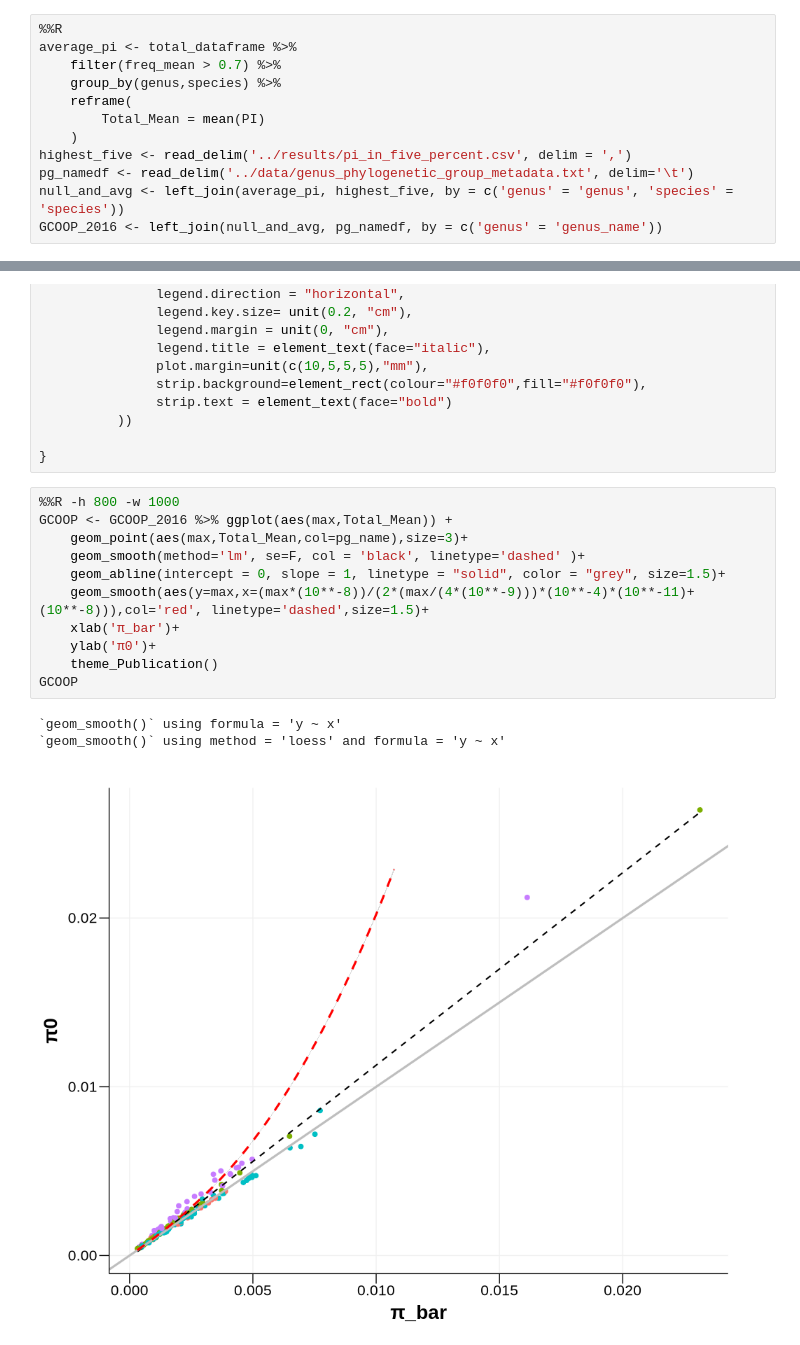
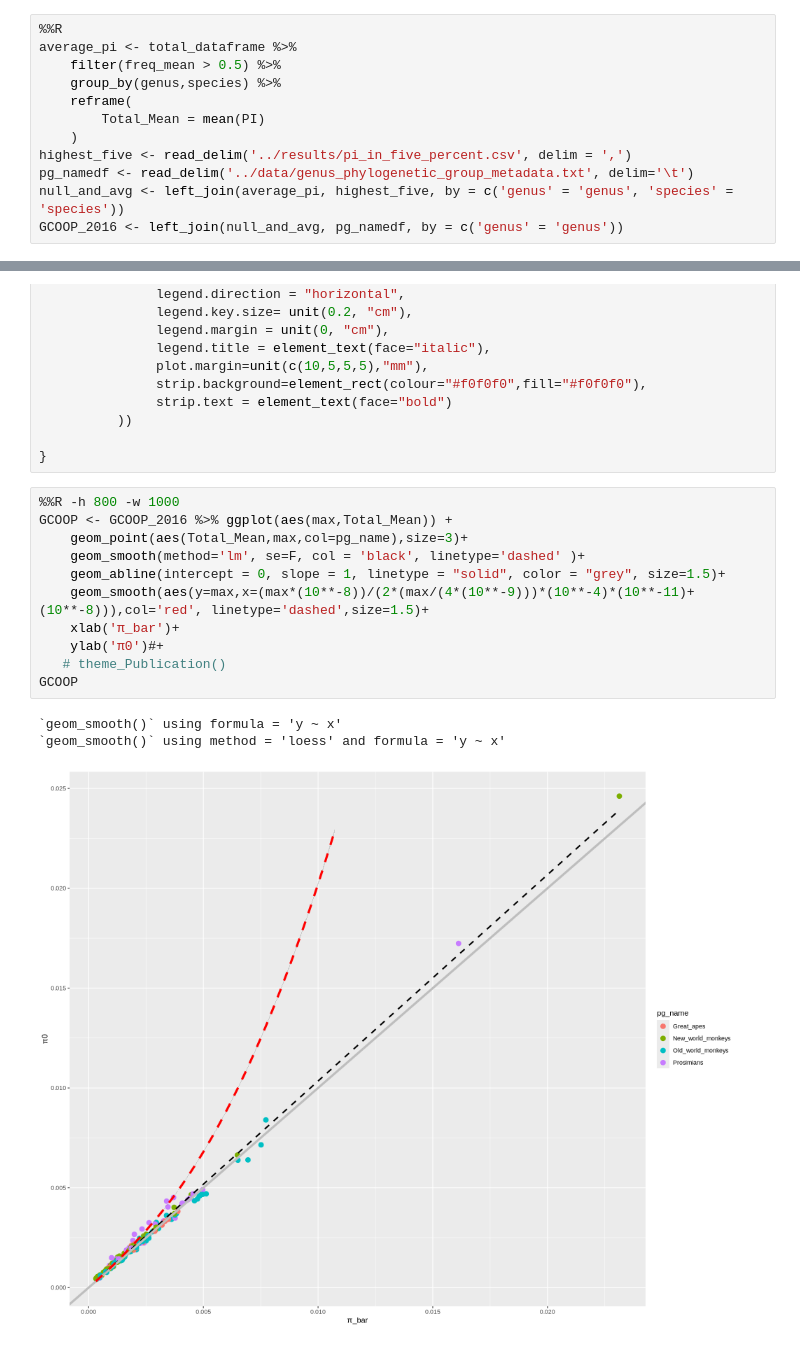
Before and after one commit to Bjarke-M/diversitynrecombination, a Jupyter notebook: notebooks/ploting.ipynb, the cells around one changed output, grey strips where cells are left out. Drawn from its saved outputs; the diff is of its cells as text.

```diff
--- a/notebooks/ploting.ipynb
+++ b/notebooks/ploting.ipynb
@@ -545,7 +545,7 @@ dbl (13): start, end, freq_mean, freq_min, freq_max, freq_median, window_siz...
 # %%
 %%R
 average_pi <- total_dataframe %>%
-    filter(freq_mean > 0.7) %>%
+    filter(freq_mean > 0.5) %>%
     group_by(genus,species) %>%
     reframe(
         Total_Mean = mean(PI)
@@ -553,7 +553,7 @@ average_pi <- total_dataframe %>%
 highest_five <- read_delim('../results/pi_in_five_percent.csv', delim = ',')
 pg_namedf <- read_delim('../data/genus_phylogenetic_group_metadata.txt', delim='\t')
 null_and_avg <- left_join(average_pi, highest_five, by = c('genus' = 'genus', 'species' = 'species'))
-GCOOP_2016 <- left_join(null_and_avg, pg_namedf, by = c('genus' = 'genus_name'))
+GCOOP_2016 <- left_join(null_and_avg, pg_namedf, by = c('genus' = 'genus'))
 # %% [output]
 Rows: 194 Columns: 3
 ── Column specification ────────────────────────────────────────────────────────
@@ -618,15 +618,15 @@ theme_Publication <- function(base_size=14, base_family="Arial") {
 # %%
 %%R -h 800 -w 1000
 GCOOP <- GCOOP_2016 %>% ggplot(aes(max,Total_Mean)) +
-    geom_point(aes(max,Total_Mean,col=pg_name),size=3)+
+    geom_point(aes(Total_Mean,max,col=pg_name),size=3)+
     geom_smooth(method='lm', se=F, col = 'black', linetype='dashed' )+
     geom_abline(intercept = 0, slope = 1, linetype = "solid", color = "grey", size=1.5)+
     geom_smooth(aes(y=max,x=(max*(10**-8))/(2*(max/(4*(10**-9)))*(10**-4)*(10**-11)+(10**-8))),col='red', linetype='dashed',size=1.5)+
     xlab('π_bar')+
-    ylab('π0')+
-    theme_Publication()
+    ylab('π0')#+
+   # theme_Publication()
 GCOOP
 # %% [output]
 `geom_smooth()` using formula = 'y ~ x'
 `geom_smooth()` using method = 'loess' and formula = 'y ~ x'
-[figure, old version]
+[figure, new version]
```
Also changed, not shown: parts of 3 cells of this notebook, 51 other files.
